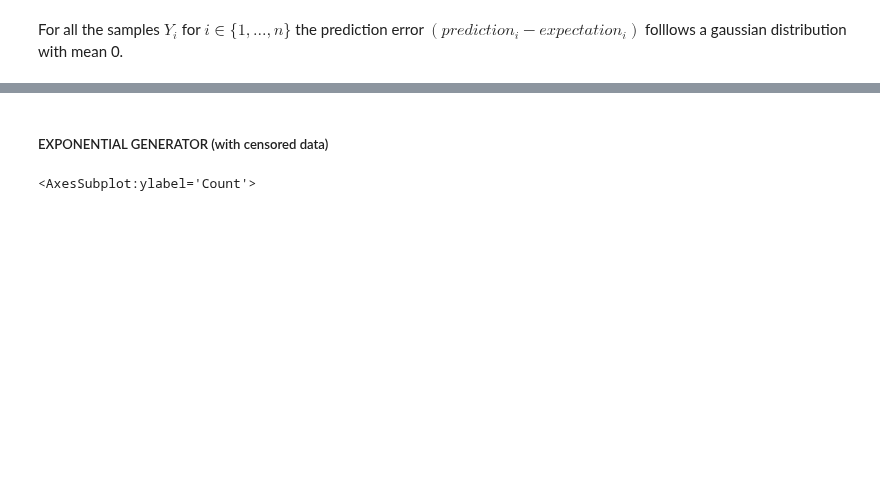
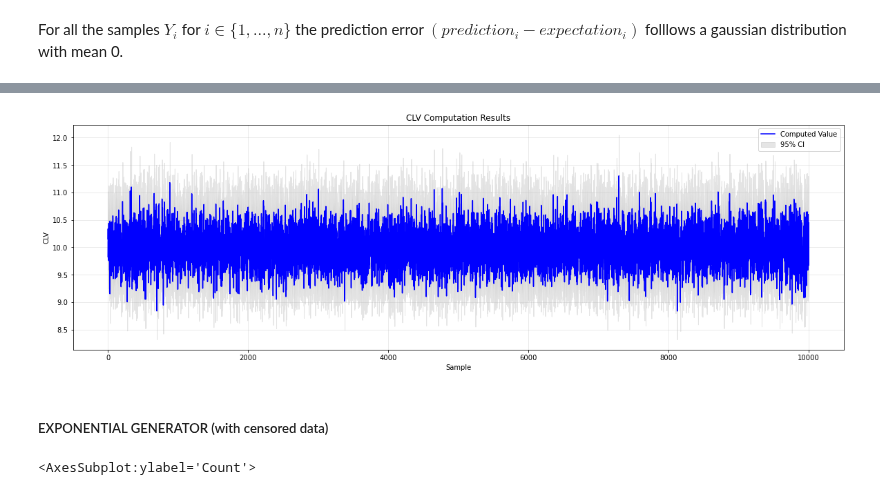
Before and after one commit to louizaaouaouche/Statistical-estimation-of-CLV, a Jupyter notebook: src/notebook.ipynb, the cells around one changed output, grey strips where cells are left out. Cells and saved outputs as stored; diff of their text form; code cells hidden in the pictures; blank space fills up the shorter version.

```diff
--- a/src/notebook.ipynb
+++ b/src/notebook.ipynb
@@ -79,3 +94,29 @@ CONVERGENCE :
+# %%
+CI_clv_array = np.array(CI_clv_array)
+# %%
+# Define x-axis values
+x = range(len(clv_geom))
+
+# Set figure size
+fig, ax = plt.subplots(figsize=(20, 6))
+
+# Plot the data
+ax.plot(x, clv_geom, label='Computed Value', color='blue')
+ax.fill_between(x, CI_clv_array[:,0], CI_clv_array[:,1], alpha=0.2, label='95% CI', color='gray')
+
+# Add labels and legend
+ax.set_xlabel('Sample')
+ax.set_ylabel('CLV')
+ax.set_title('CLV Computation Results')
+ax.legend(loc='best')
+
+# Add gridlines
+ax.grid(True, alpha=0.3)
+
+# Show the plot
+plt.show()
+# %% [output]
+[figure, added]
 # %% [markdown]
 ##### EXPONENTIAL GENERATOR (with censored data)
 # %%
```
Also changed, not shown: parts of 17 cells of this notebook.
